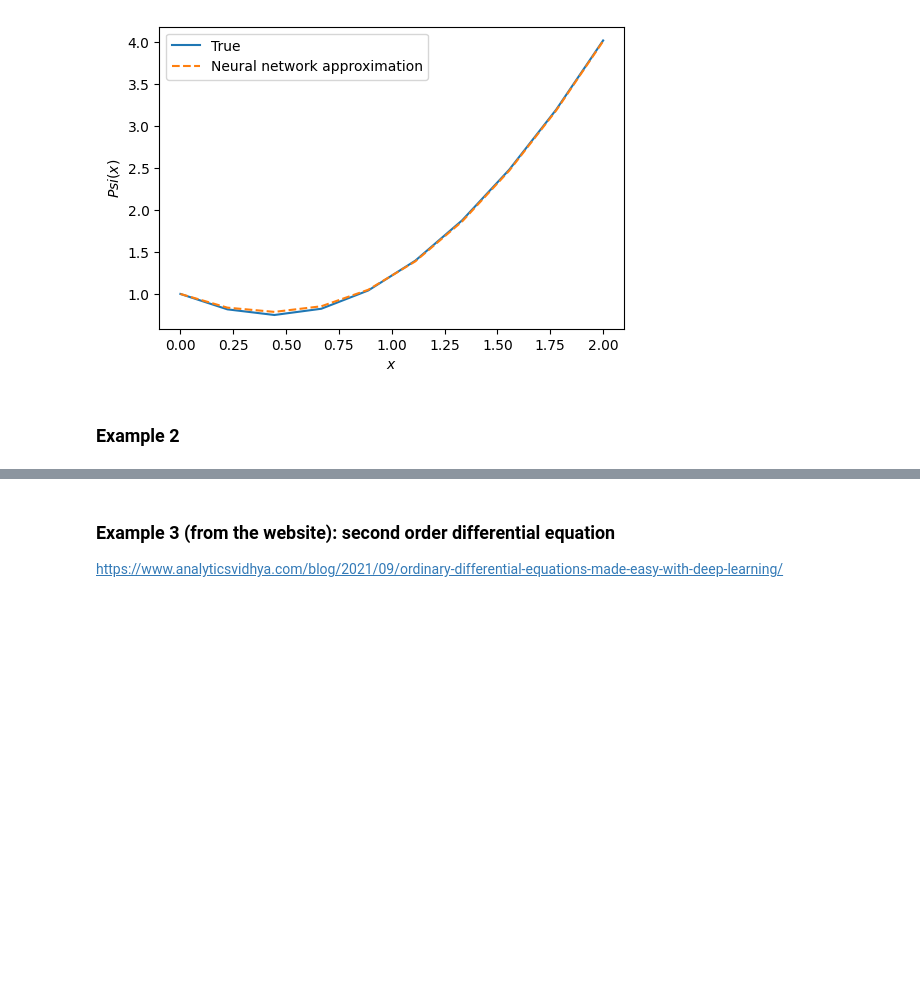
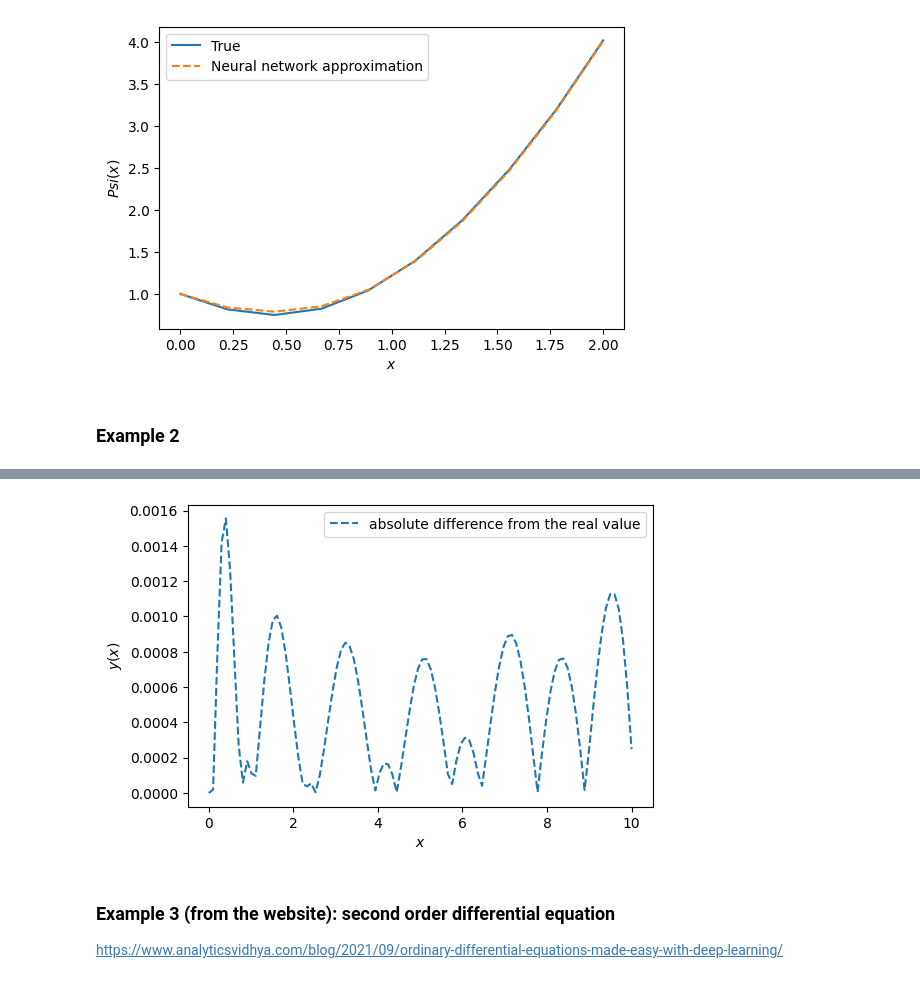
Before and after one commit to nicolahcm/neural_net_sito_conference, a Jupyter notebook: sito_conference.ipynb, the cells around one changed output, grey strips where cells are left out. Drawn from its saved outputs; the diff is of its cells as text; code cells hidden in the pictures; blank space fills up the shorter version.

```diff
--- a/sito_conference.ipynb
+++ b/sito_conference.ipynb
@@ -146,3 +137,18 @@ plt.legend(loc='best');
+# %%
+with torch.no_grad():
+    yy = Psi_t(torch.Tensor(x_train)).numpy()  # Neural network
+yt = np.exp(-x_train/5)*np.sin(x_train)#f..... of x_train... Analyticas solution
+
+
+fig, ax = plt.subplots(dpi=100)
+ax.plot(x_train, np.abs(yt-yy), "--", label='absolute difference from the real value')
+ax.set_xlabel('$x$')
+ax.set_ylabel('$y(x)$')
+plt.legend(loc='best');
+
+fig.savefig("third_example_err.png")
+# %% [output]
+[figure, added]
 # %% [markdown]
 ### Example 3 (from the website): second order differential equation
 https://www.analyticsvidhya.com/blog/2021/09/ordinary-differential-equations-made-easy-with-deep-learning/
```
Also changed, not shown: parts of 5 cells of this notebook, 4 other files.
